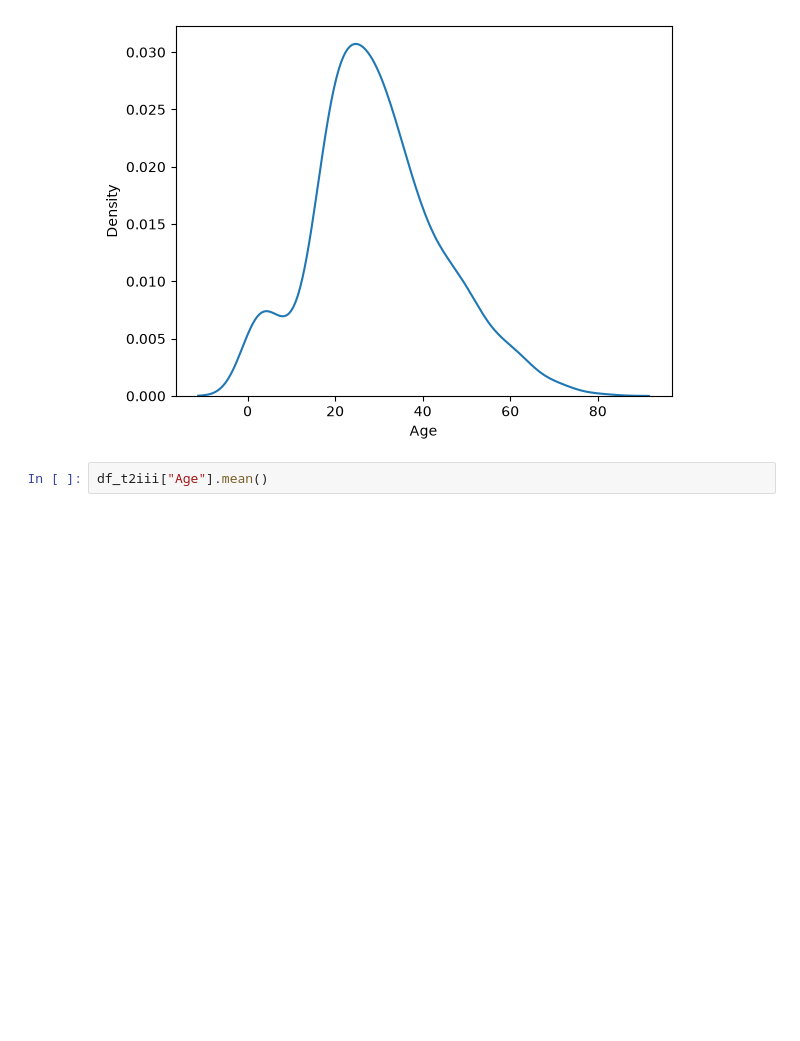
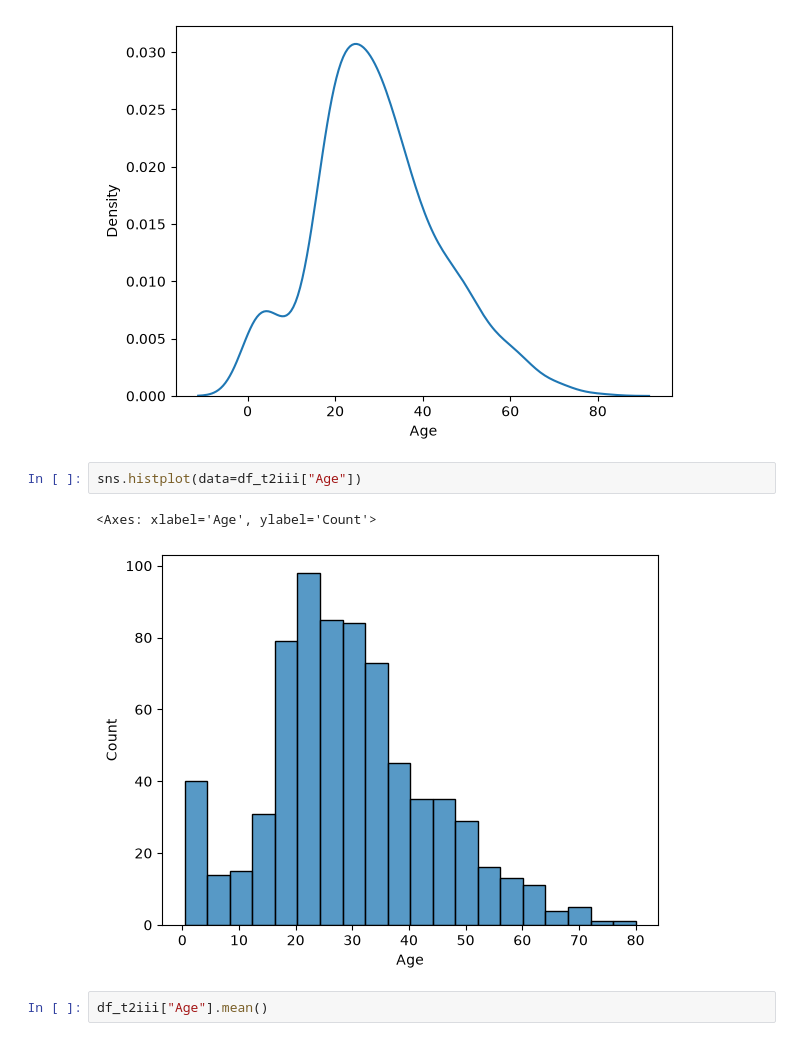
Before and after one commit to maqar424/introduction-data-science, a Jupyter notebook: notebooks/sheet03/data_science_blatt03.ipynb, the cells around one changed output. Saved outputs shown, nothing was run; the diff lists cells and outputs as text; blank space fills up the shorter version.

```diff
--- a/notebooks/sheet03/data_science_blatt03.ipynb
+++ b/notebooks/sheet03/data_science_blatt03.ipynb
@@ -249,6 +248,11 @@ sns.kdeplot(data=df_t2iii["Age"])
 # %% [output]
 <Axes: xlabel='Age', ylabel='Density'>
 [figure]
+# %%
+sns.histplot(data=df_t2iii["Age"])
+# %% [output]
+<Axes: xlabel='Age', ylabel='Count'>
+[figure, added]
 # %%
 df_t2iii["Age"].mean()
 # %% [output]
```
Also changed, not shown: parts of 10 cells of this notebook.
